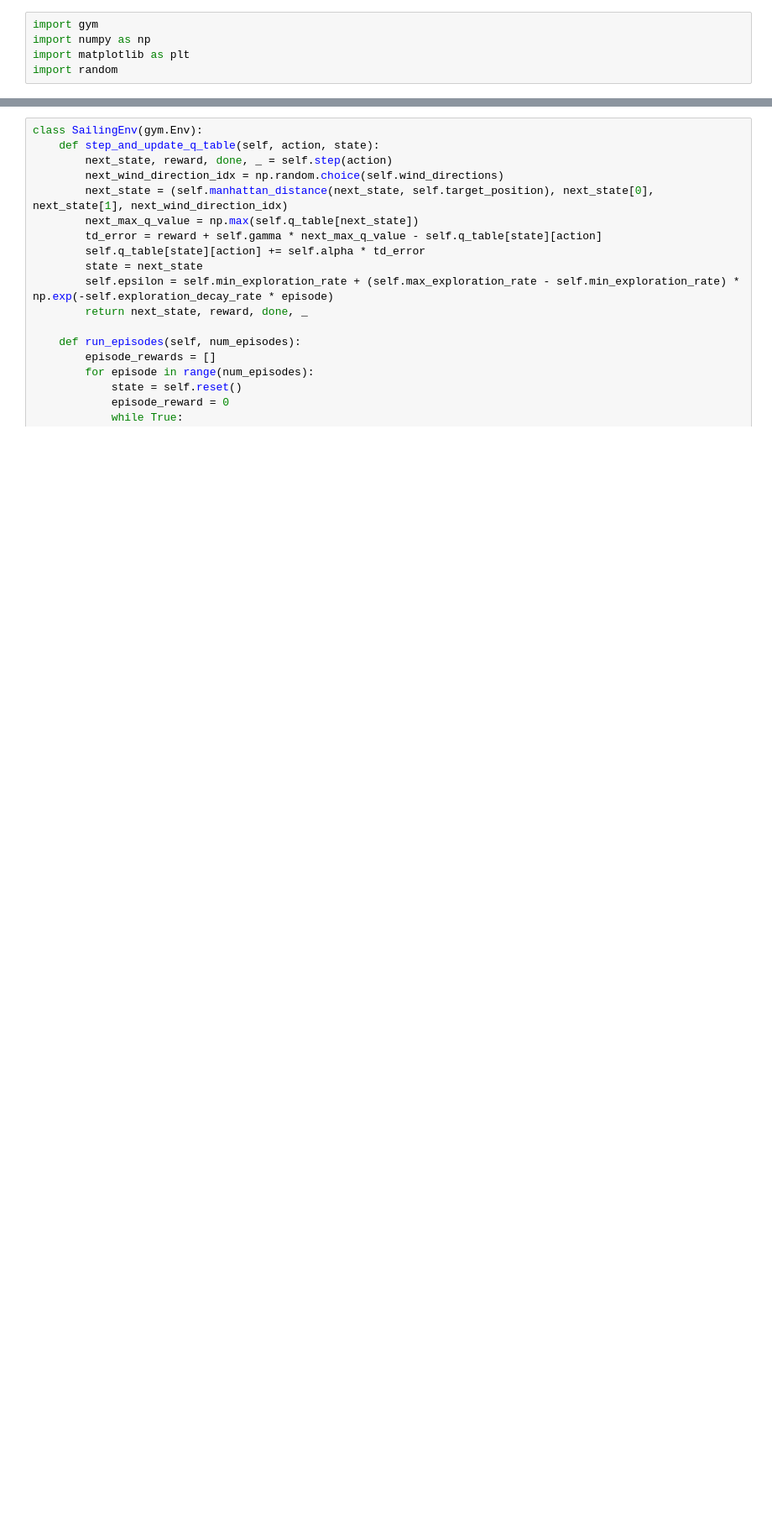
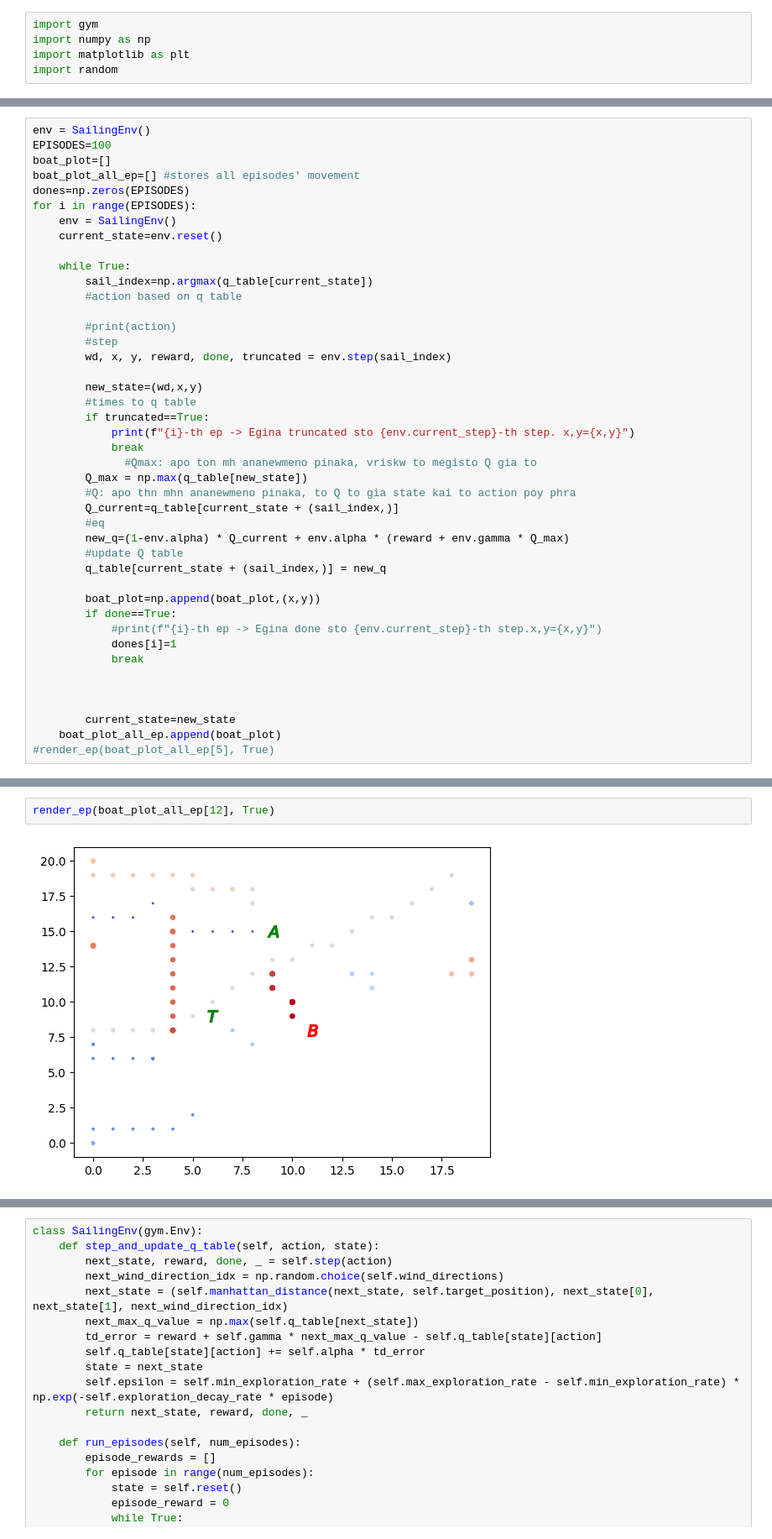
Before and after one commit to zen3gr/EAP_ROFOS, a Jupyter notebook: sunday_23_Apr.ipynb, the cells around one changed output, grey strips where cells are left out. Shown: that part at 84% size. Cells and saved outputs as stored; diff of their text form; blank space fills up the shorter version.

```diff
--- a/sunday_23_Apr.ipynb
+++ b/sunday_23_Apr.ipynb
@@ -123,0 +79,43 @@ q_table = np.zeros((10, 16, 21, 21, 91))
+# %%
+env = SailingEnv()
+EPISODES=100
+boat_plot=[]
+boat_plot_all_ep=[] #stores all episodes' movement
+dones=np.zeros(EPISODES)
+for i in range(EPISODES):
+    env = SailingEnv()
+    current_state=env.reset()
+
+    while True:
+        sail_index=np.argmax(q_table[current_state])
+        #action based on q table
+
+        #print(action)
+        #step
+        wd, x, y, reward, done, truncated = env.step(sail_index)
+
+        new_state=(wd,x,y)
+        #times to q table
+        if truncated==True:
+            print(f"{i}-th ep -> Egina truncated sto {env.current_step}-th step. x,y={x,y}")
+            break
+              #Qmax: apo ton mh ananewmeno pinaka, vriskw to megisto Q gia to
+        Q_max = np.max(q_table[new_state])
+        #Q: apo thn mhn ananewmeno pinaka, to Q to gia state kai to action poy phra
+        Q_current=q_table[current_state + (sail_index,)]
+        #eq
+        new_q=(1-env.alpha) * Q_current + env.alpha * (reward + env.gamma * Q_max)
+        #update Q table
+        q_table[current_state + (sail_index,)] = new_q
+
+        boat_plot=np.append(boat_plot,(x,y))
+        if done==True:
+            #print(f"{i}-th ep -> Egina done sto {env.current_step}-th step.x,y={x,y}")
+            dones[i]=1
+            break
+
+
+
+        current_state=new_state
+    boat_plot_all_ep.append(boat_plot)
+#render_ep(boat_plot_all_ep[5], True)
@@ -123,0 +149,4 @@ q_table = np.zeros((10, 16, 21, 21, 91))
+# %%
+render_ep(boat_plot_all_ep[12], True)
+# %% [output]
+[figure, added]
```
Also changed, not shown: parts of 20 cells of this notebook.
